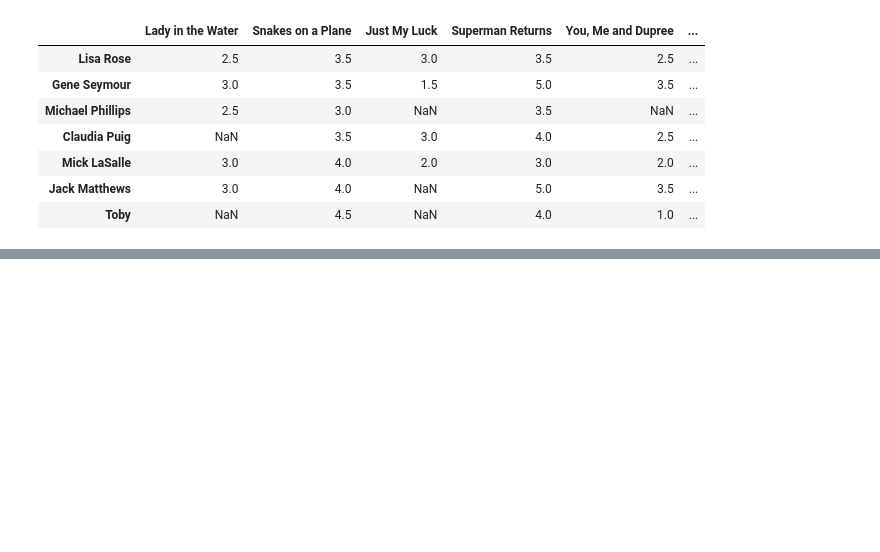
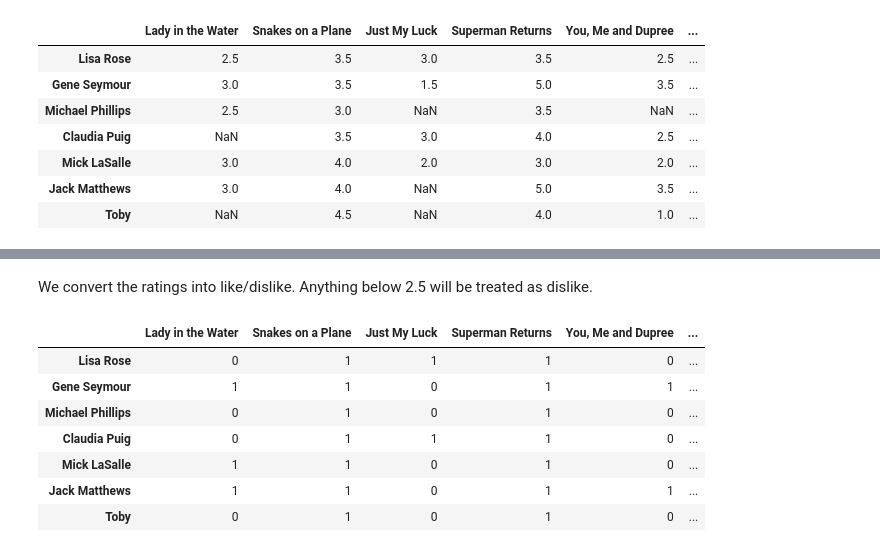
Before and after one commit to alextanhongpin/matrix-factorization, a Jupyter notebook: 07_collaborative_filtering.ipynb, the cells around one changed output, grey strips where cells are left out. Drawn from its saved outputs; the diff is of its cells as text; code cells hidden in the pictures; blank space fills up the shorter version.

```diff
--- a/07_collaborative_filtering.ipynb
+++ b/07_collaborative_filtering.ipynb
@@ -157,0 +208,15 @@ recommend(df, "Michael Phillips")
+# %% [markdown]
+We convert the ratings into like/dislike. Anything below 2.5 will be treated as dislike.
+# %%
+likes = np.where(df <= 2.5, 0, 1)
+like_df = pd.DataFrame(likes, index=df.index, columns=df.columns)
+like_df
+# %% [output]
+|  | Lady in the Water | Snakes on a Plane | Just My Luck | Superman Returns | You, Me and Dupree | ... |
+| Lisa Rose | 0 | 1 | 1 | 1 | 0 | ... |
+| Gene Seymour | 1 | 1 | 0 | 1 | 1 | ... |
+| Michael Phillips | 0 | 1 | 0 | 1 | 0 | ... |
+| Claudia Puig | 0 | 1 | 1 | 1 | 0 | ... |
+| Mick LaSalle | 1 | 1 | 0 | 1 | 0 | ... |
+| Jack Matthews | 1 | 1 | 0 | 1 | 1 | ... |
+| Toby | 0 | 1 | 0 | 1 | 0 | ... |
```
Also changed, not shown: parts of 22 cells of this notebook.
